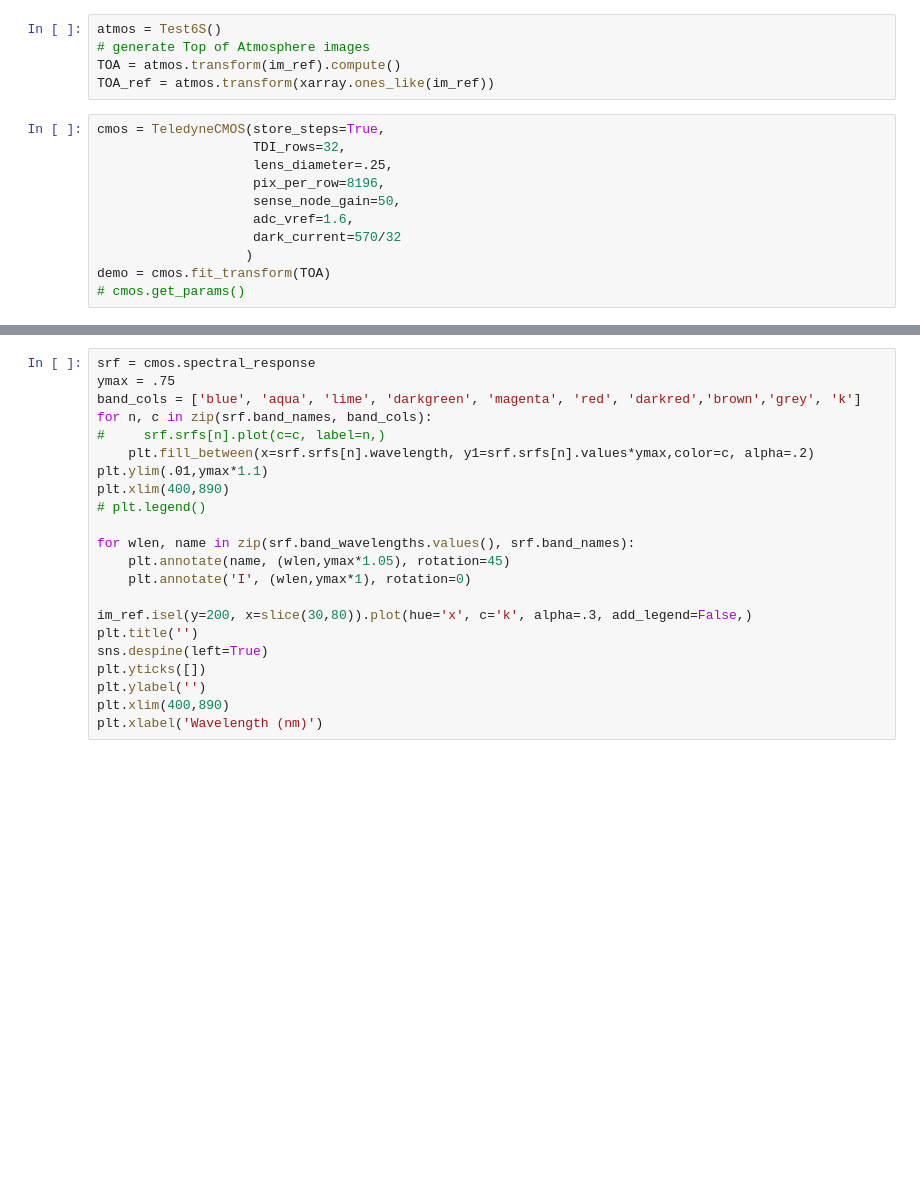
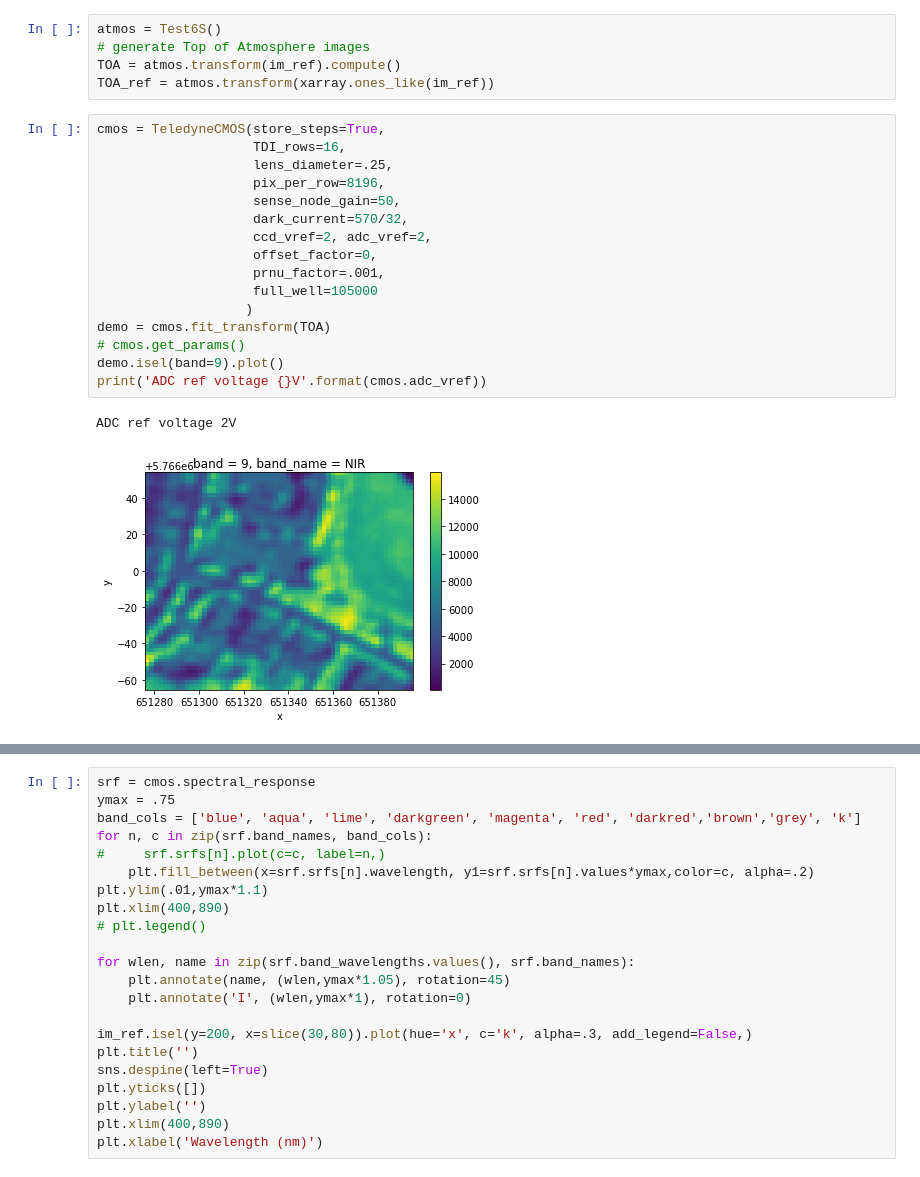
Before and after one commit to joe-fennell/pyeosim, a Jupyter notebook: 2_CMOS.ipynb, the cells around one changed output, grey strips where cells are left out. Saved outputs shown, nothing was run; the diff lists cells and outputs as text; blank space fills up the shorter version.

```diff
--- a/2_CMOS.ipynb
+++ b/2_CMOS.ipynb
@@ -25,12 +25,20 @@ TOA = atmos.transform(im_ref).compute()
 TOA_ref = atmos.transform(xarray.ones_like(im_ref))
 # %%
 cmos = TeledyneCMOS(store_steps=True,
-                    TDI_rows=32,
+                    TDI_rows=16,
                     lens_diameter=.25,
                     pix_per_row=8196,
                     sense_node_gain=50,
-                    adc_vref=1.6,
-                    dark_current=570/32
+                    dark_current=570/32,
+                    ccd_vref=2, adc_vref=2,
+                    offset_factor=0,
+                    prnu_factor=.001,
+                    full_well=105000
                    )
 demo = cmos.fit_transform(TOA)
 # cmos.get_params()
+demo.isel(band=9).plot()
+print('ADC ref voltage {}V'.format(cmos.adc_vref))
+# %% [output]
+ADC ref voltage 2V
+[figure, added]
```
Also changed, not shown: parts of 3 cells of this notebook, 13 other files.
